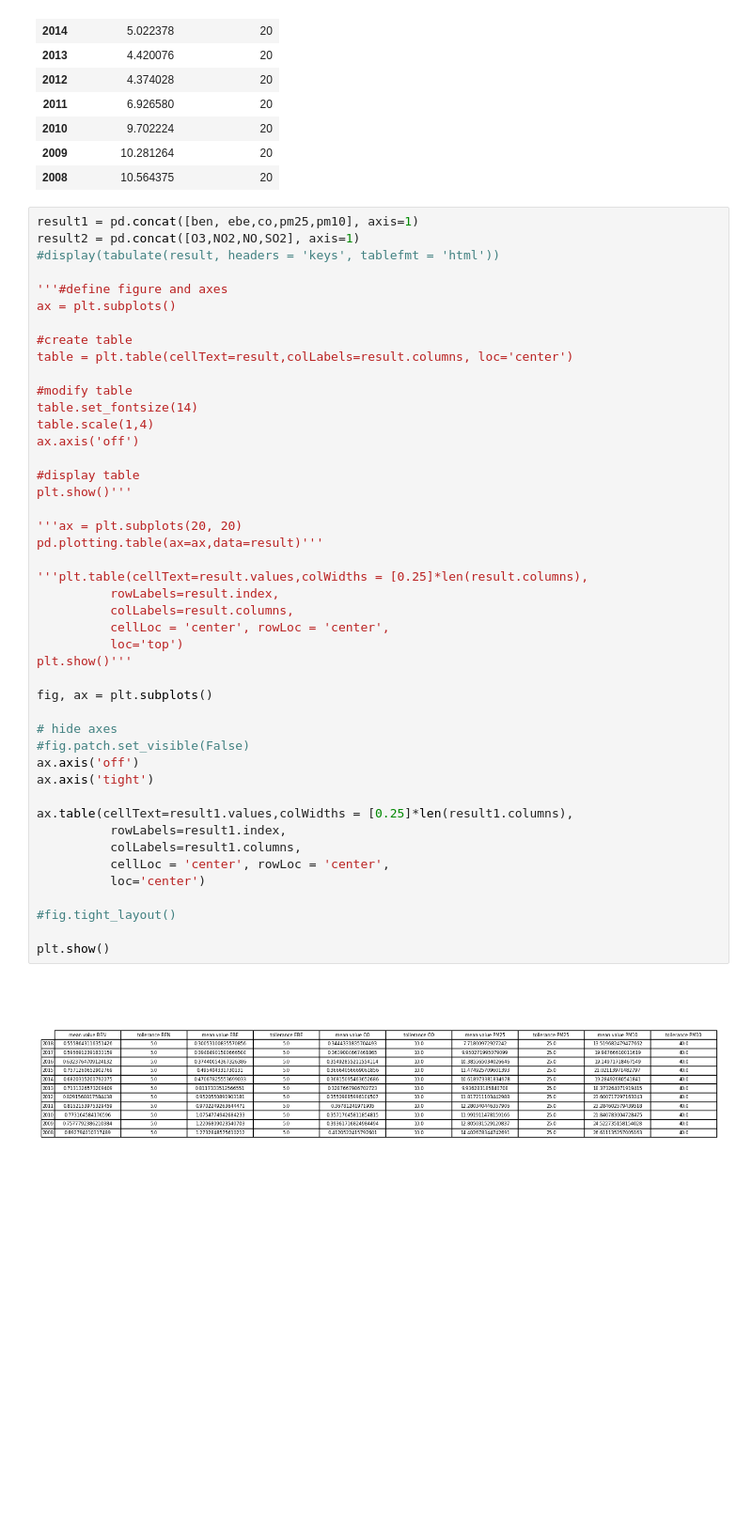
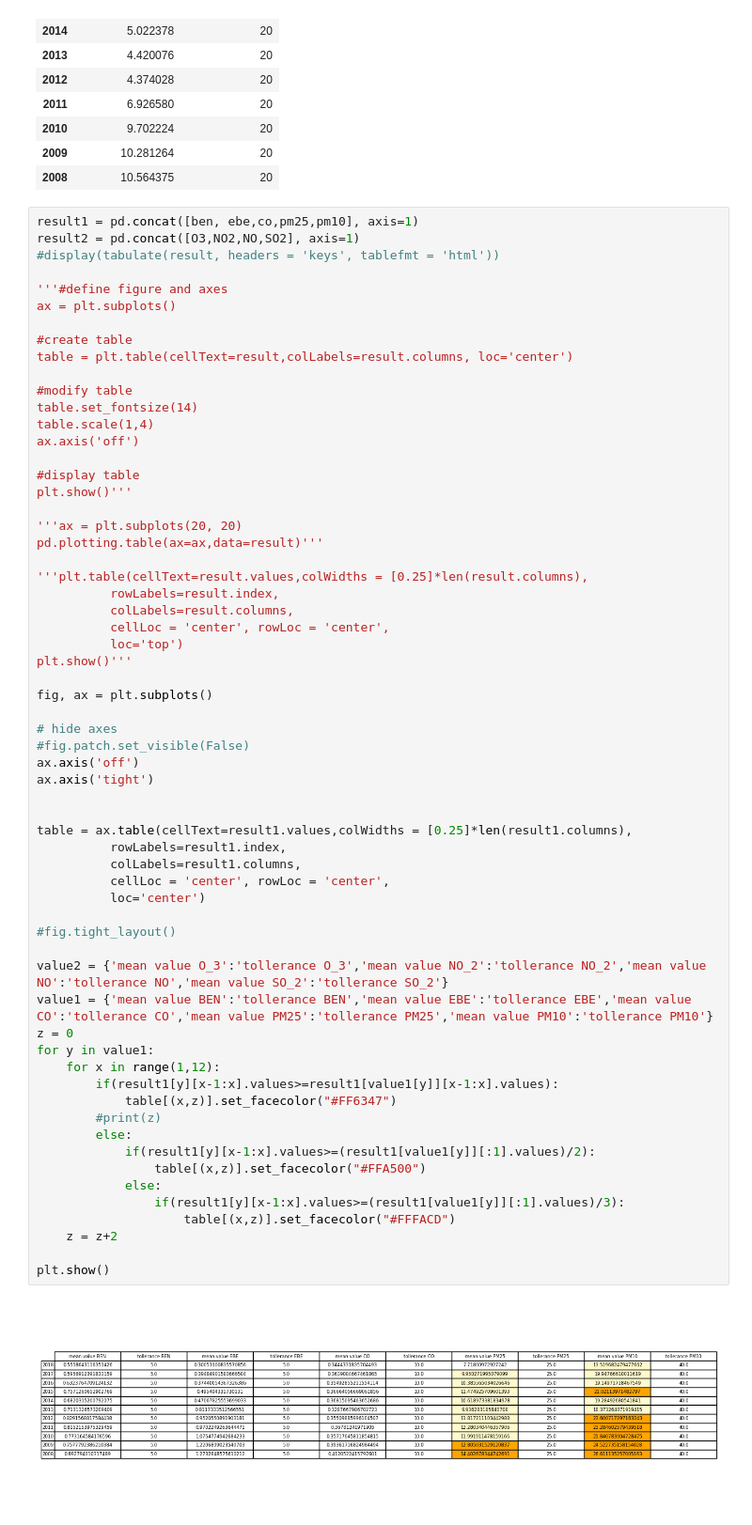
Before and after one commit to ChiaraAmalia/DataScience2Project, a Jupyter notebook: Data2Analysis.ipynb, the cells around one changed output. Shown at 94% size. Saved outputs shown, nothing was run; the diff lists cells and outputs as text; blank space fills up the shorter version.

```diff
--- a/Data2Analysis.ipynb
+++ b/Data2Analysis.ipynb
@@ -499,32 +499,49 @@ ax.axis('off')
 
 #display table
 plt.show()'''
 
 '''ax = plt.subplots(20, 20)
 pd.plotting.table(ax=ax,data=result)'''
 
 '''plt.table(cellText=result.values,colWidths = [0.25]*len(result.columns),
           rowLabels=result.index,
           colLabels=result.columns,
           cellLoc = 'center', rowLoc = 'center',
           loc='top')
 plt.show()'''
 
 fig, ax = plt.subplots()
 
 # hide axes
 #fig.patch.set_visible(False)
 ax.axis('off')
 ax.axis('tight')
 
-ax.table(cellText=result1.values,colWidths = [0.25]*len(result1.columns),
+
+table = ax.table(cellText=result1.values,colWidths = [0.25]*len(result1.columns),
           rowLabels=result1.index,
           colLabels=result1.columns,
           cellLoc = 'center', rowLoc = 'center',
           loc='center')
 
 #fig.tight_layout()
 
+value2 = {'mean value O_3':'tollerance O_3','mean value NO_2':'tollerance NO_2','mean value NO':'tollerance NO','mean value SO_2':'tollerance SO_2'}
+value1 = {'mean value BEN':'tollerance BEN','mean value EBE':'tollerance EBE','mean value CO':'tollerance CO','mean value PM25':'tollerance PM25','mean value PM10':'tollerance PM10'}
+z = 0
+for y in value1:
+    for x in range(1,12):
+        if(result1[y][x-1:x].values>=result1[value1[y]][x-1:x].values):
+            table[(x,z)].set_facecolor("#FF6347")
+        #print(z)
+        else:
+            if(result1[y][x-1:x].values>=(result1[value1[y]][:1].values)/2):
+                table[(x,z)].set_facecolor("#FFA500")
+            else:
+                if(result1[y][x-1:x].values>=(result1[value1[y]][:1].values)/3):
+                    table[(x,z)].set_facecolor("#FFFACD")
+    z = z+2
+
 plt.show()
 # %% [output]
-[figure, old version]
+[figure, new version]
```
Also changed, not shown: 1 other file.
